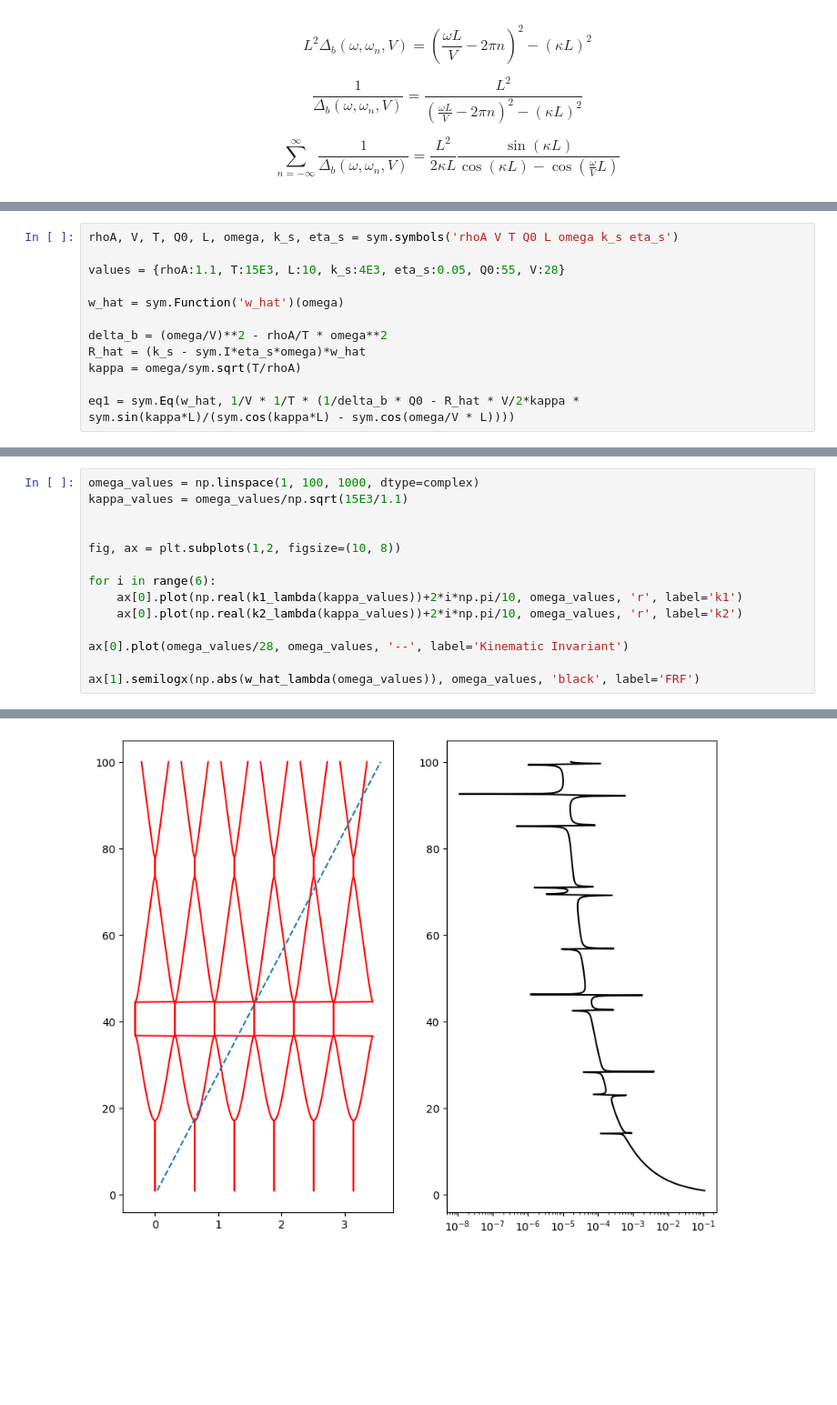
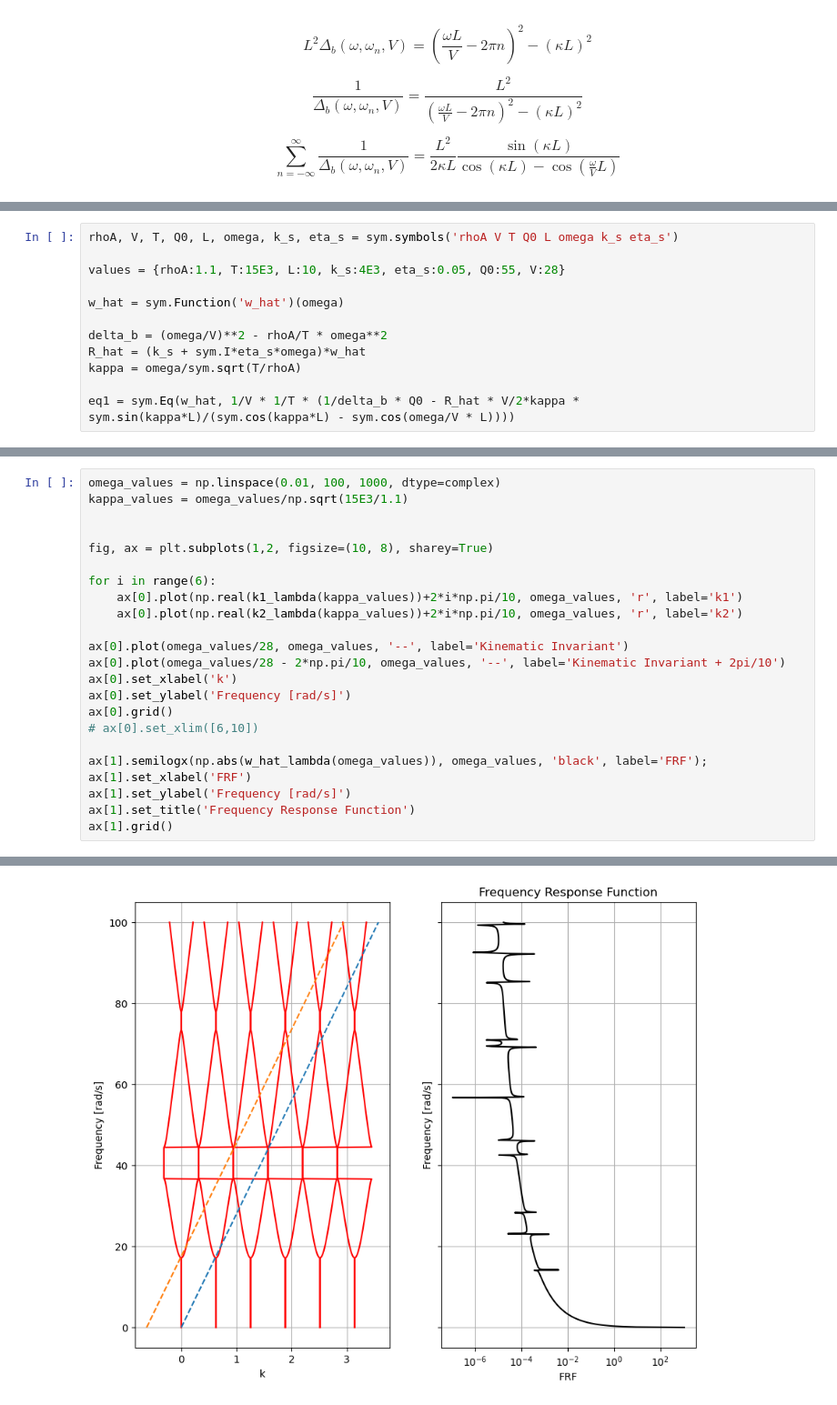
Before and after one commit to Lymone96/CIEM5220-Group2, a Jupyter notebook: 3_ML/question5.ipynb, the cells around one changed output, grey strips where cells are left out. Shown at 91% size. Cells and saved outputs as stored; diff of their text form; blank space fills up the shorter version.

```diff
--- a/3_ML/question5.ipynb
+++ b/3_ML/question5.ipynb
@@ -240,7 +240,7 @@ values = {rhoA:1.1, T:15E3, L:10, k_s:4E3, eta_s:0.05, Q0:55, V:28}
 w_hat = sym.Function('w_hat')(omega)
 
 delta_b = (omega/V)**2 - rhoA/T * omega**2
-R_hat = (k_s - sym.I*eta_s*omega)*w_hat
+R_hat = (k_s + sym.I*eta_s*omega)*w_hat
 kappa = omega/sym.sqrt(T/rhoA)
 
 eq1 = sym.Eq(w_hat, 1/V * 1/T * (1/delta_b * Q0 - R_hat * V/2*kappa * sym.sin(kappa*L)/(sym.cos(kappa*L) - sym.cos(omega/V * L))))
@@ -280,15 +279,24 @@ print(omega_values[peaks])
 # %%
-omega_values = np.linspace(1, 100, 1000, dtype=complex)
+omega_values = np.linspace(0.01, 100, 1000, dtype=complex)
 kappa_values = omega_values/np.sqrt(15E3/1.1)
 
 
-fig, ax = plt.subplots(1,2, figsize=(10, 8))
+fig, ax = plt.subplots(1,2, figsize=(10, 8), sharey=True)
 
 for i in range(6):
     ax[0].plot(np.real(k1_lambda(kappa_values))+2*i*np.pi/10, omega_values, 'r', label='k1')
     ax[0].plot(np.real(k2_lambda(kappa_values))+2*i*np.pi/10, omega_values, 'r', label='k2')
 
 ax[0].plot(omega_values/28, omega_values, '--', label='Kinematic Invariant')
+ax[0].plot(omega_values/28 - 2*np.pi/10, omega_values, '--', label='Kinematic Invariant + 2pi/10')
+ax[0].set_xlabel('k')
+ax[0].set_ylabel('Frequency [rad/s]')
+ax[0].grid()
+# ax[0].set_xlim([6,10])
 
-ax[1].semilogx(np.abs(w_hat_lambda(omega_values)), omega_values, 'black', label='FRF')
+ax[1].semilogx(np.abs(w_hat_lambda(omega_values)), omega_values, 'black', label='FRF');
+ax[1].set_xlabel('FRF')
+ax[1].set_ylabel('Frequency [rad/s]')
+ax[1].set_title('Frequency Response Function')
+ax[1].grid()
 # %% [output]
@@ -296 +303 @@ ax[1].semilogx(np.abs(w_hat_lambda(omega_values)), omega_values, 'black', label=
-[figure, old version]
+[figure, new version]
```
Also changed, not shown: parts of 6 cells of this notebook.
